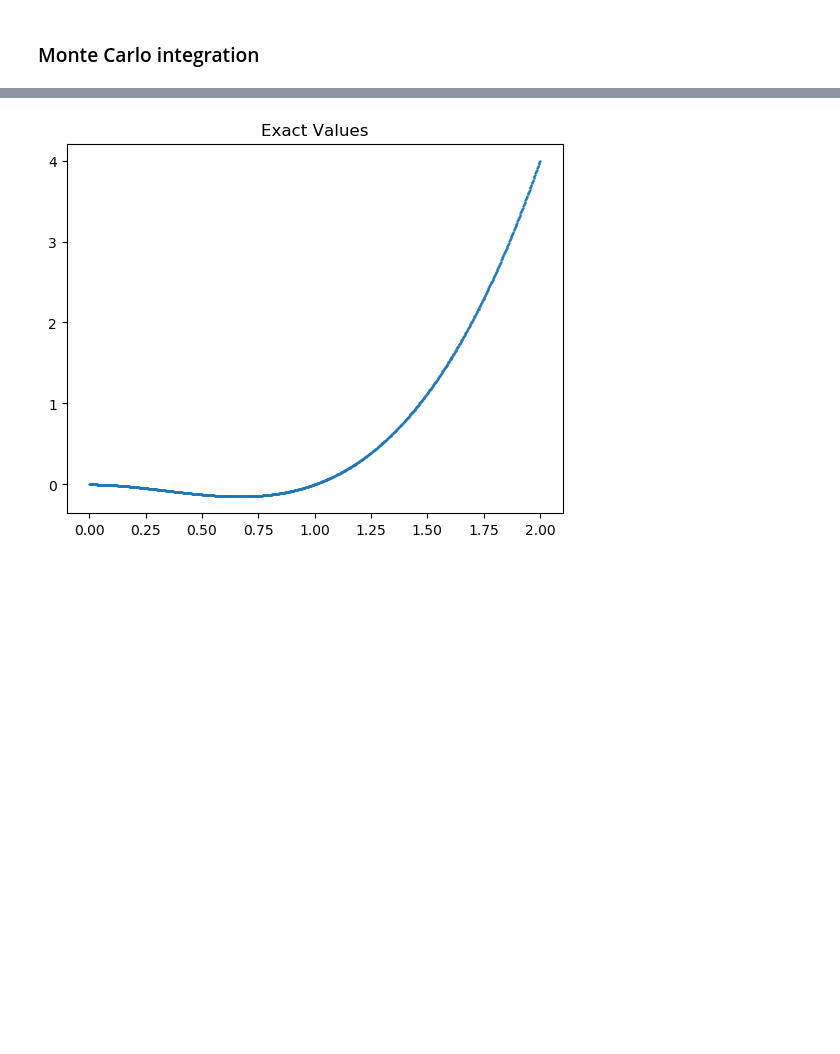
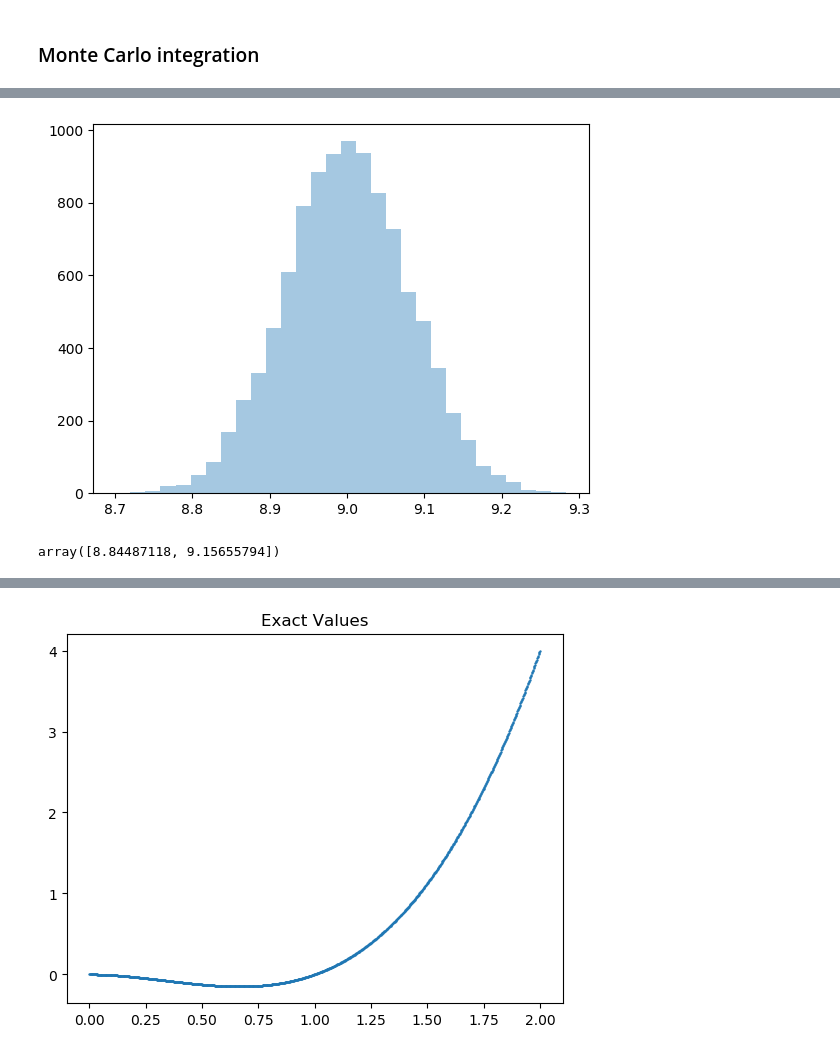
Before and after one commit to jessebmurray/random, a Jupyter notebook: mc_Integration.ipynb, the cells around one changed output, grey strips where cells are left out. Drawn from its saved outputs; the diff is of its cells as text; code cells hidden in the pictures; blank space fills up the shorter version.

Commit message:
finished mc mc_Integration

```diff
--- a/mc_Integration.ipynb
+++ b/mc_Integration.ipynb
@@ -4,10 +4,3 @@
 import numpy as np
 import matplotlib.pyplot as plt
 plt.style.use('default')
-# %%
-x_range = np.linspace(0, 2, 1000)
-x_sample = np.random.choice(x_range, size=1000)
-def function(array):
-    return (array ** 3) - (array ** 2)
-y_sample = function(x_sample)
-y_sample.mean() * 2
@@ -15,0 +7,6 @@ y_sample.mean() * 2
+# %%
+def mc_integration(low, high, function, size=1000, n=1):
+    x_range = np.linspace(low, high, size)
+    x_sample = np.random.choice(x_range, size * n).reshape(n, size)
+    y_sample = function(x_sample)
+    return y_sample.mean(axis=1) * (high - low)  # return area
@@ -15,0 +20,3 @@ y_sample.mean() * 2
+# %%
+%%time
+mcs = mc_integration(low=0, high=3, function=lambda x: x ** 2, size=10_000, n=10_000)
@@ -15,0 +26,11 @@ y_sample.mean() * 2
+# %%
+import seaborn as sns
+
+sns.distplot(mcs, kde=False, bins=30)
+plt.savefig('mcs_hist.png', dpi=300)
+# %% [output]
+[figure, added]
+# %%
+np.quantile(mcs, (0.025, 0.975))
+# %% [output]
+array([8.84487118, 9.15655794])
```
Also changed, not shown: parts of 9 cells of this notebook, 1 other file.
